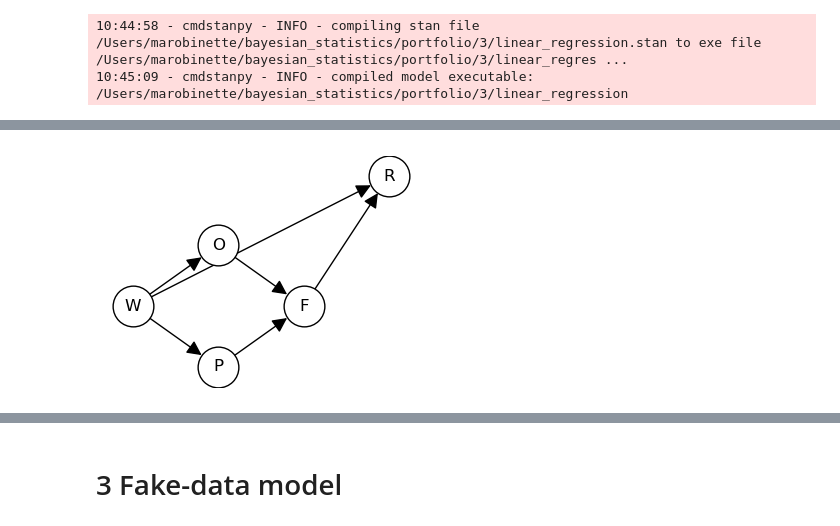
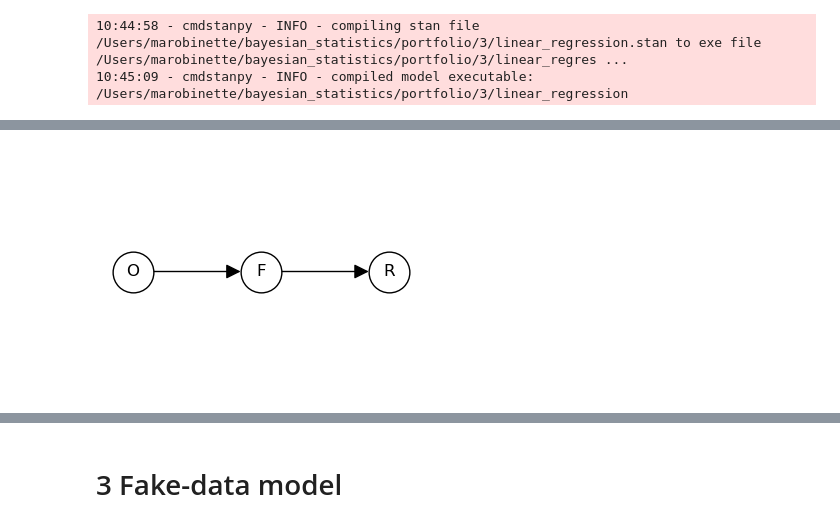
Before and after one commit to marobinette/bayesian_statistics, a Jupyter notebook: portfolio/3/portfolio.ipynb, the cells around one changed output, grey strips where cells are left out. Drawn from its saved outputs; the diff is of its cells as text; code cells hidden in the pictures.

```diff
--- a/portfolio/3/portfolio.ipynb
+++ b/portfolio/3/portfolio.ipynb
@@ -243,17 +230,8 @@ $W$ = log word count of the policy, $O$ = log number of obfuscating words, $P$ =
 # %%
-# old model
-# dag([("O", "F"), ("F", "R")], {"O": (-1, 0), "F": (0, 0), "R": (1, 0)});
-# plt.savefig("figures/dag.png", bbox_inches="tight", dpi=300)
-
-pos = {"W": (-2, 0), "O": (-1, 0.7), "P": (-1, -0.7),
-       "F": (0, 0), "R": (1, 1.5)}
-edges_A = [("W","O"), ("W","P"), ("O","F"), ("P","F"), ("F","R")]
-edges_B = edges_A + [("W","R")]
-
-dag(edges_A + [("W","R")], pos)
+dag([("O", "F"), ("F", "R")], {"O": (-1, 0), "F": (0, 0), "R": (1, 0)});
 plt.savefig("figures/dag.png", bbox_inches="tight", dpi=300)
 # %% [output]
-[figure, old version]
+[figure, new version]
 # %% [markdown]
 # Fake-data model
 
```
Also changed, not shown: parts of 6 cells of this notebook, 4 other files.
